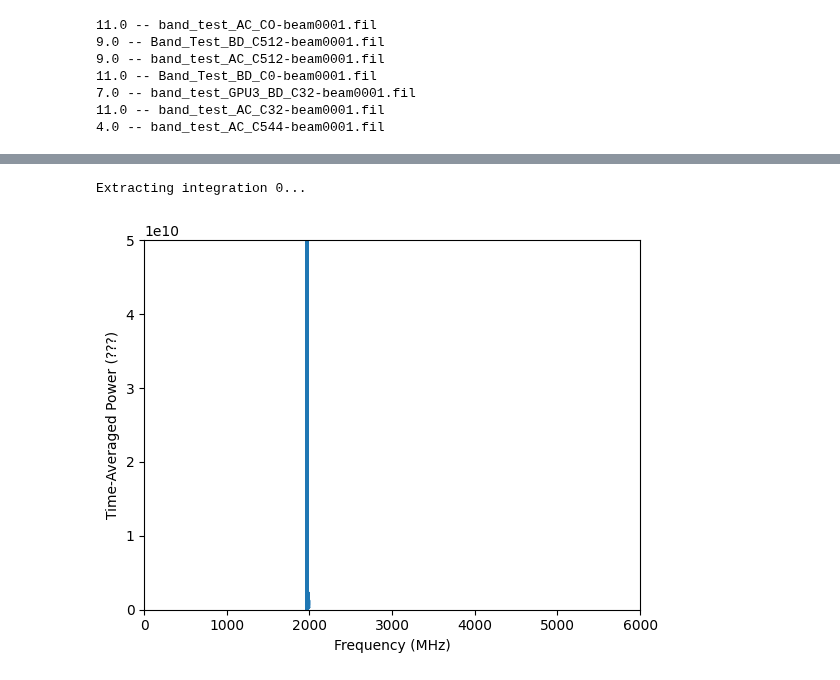
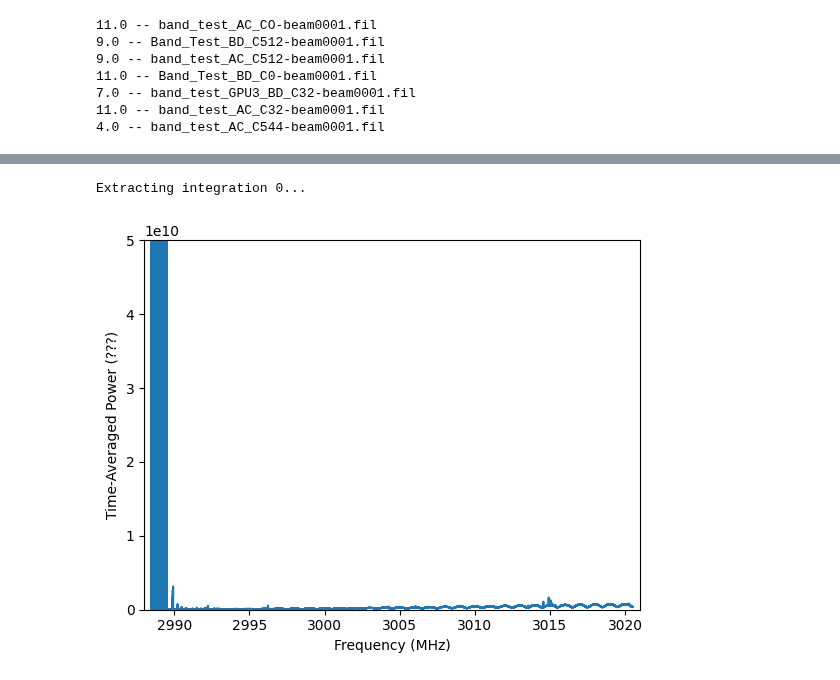
Before and after one commit to jareds-laf/playing-with-cosmic-data, a Jupyter notebook: filterbank/filterbank_rfi_id.ipynb, the cells around one changed output, grey strips where cells are left out. Drawn from its saved outputs; the diff is of its cells as text; code cells hidden in the pictures.

```diff
--- a/filterbank/filterbank_rfi_id.ipynb
+++ b/filterbank/filterbank_rfi_id.ipynb
@@ -86,7 +97,9 @@ water0.plot_spectrum()
+# %%
+plot_tavg_power(water3, f_start=2988, f_stop=3021,t=0)
+# %% [output]
+Extracting integration 0...
+[figure, added]
 # %%
-plot_tavg_power(water0)
+plt.close('all')
-# %% [output]
-Extracting integration 0...
-[figure, removed]
 # %%
 water0.plot_kurtosis()
```
Also changed, not shown: parts of 8 cells of this notebook, 3 other files.
